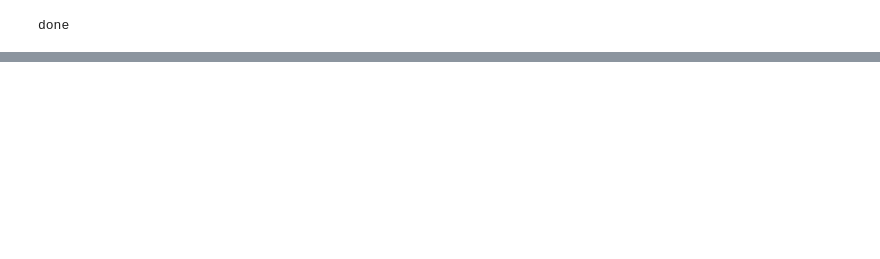
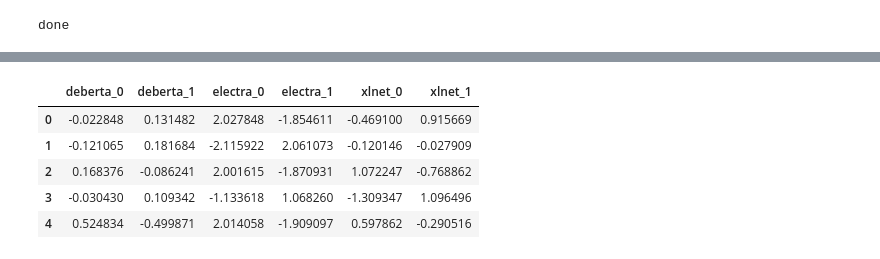
Before and after one commit to guevarsd/GLUE-Benchmark-NLP, a Jupyter notebook: Model Mixer.ipynb, the cells around one changed output, grey strips where cells are left out. Saved outputs shown, nothing was run; the diff lists cells and outputs as text; code cells hidden in the pictures; blank space fills up the shorter version.

```diff
--- a/Model Mixer.ipynb
+++ b/Model Mixer.ipynb
@@ -64,7 +64,8 @@ def tokenizer_func(examples):
 # tokenize sentence(s)
 encoded_dataset = dataset.map(tokenizer_func, batched=True)
 
-model_checkpoint = "deberta-v3-small_baseline_cola/"
+#model_checkpoint = "deberta-v3-small_baseline_cola/"
+model_checkpoint = "deberta-v3-small_baseline_"+actual_task+"/"
 
 ###  Model Section  ####
 
@@ -157,7 +168,8 @@ def tokenizer_func(examples):
 encoded_dataset = dataset.map(tokenizer_func, batched=True)
 
 #model_checkpoint = "electra-small-discriminator-finetuned-cola/"
-model_checkpoint = "google/electra-small-discriminator"
+#model_checkpoint = "Electra_fintuned_cola/"
+model_checkpoint = "Electra_fintuned_"+actual_task+"/"
 
 ###  Model Section  ####
 
@@ -402,0 +392,6 @@ prediction_deberta.metrics['test_'+metric_name]
+# %%
+### Collect Predictions  ###
+## Clear the Cache
+gc.collect()
+torch.cuda.empty_cache()
+prediction_xlnet = trainer.predict(encoded_dataset[validation_key])
@@ -402,0 +431,23 @@ prediction_deberta.metrics['test_'+metric_name]
+# %%
+import pandas as pd
+
+#Labels
+val_labels = prediction_deberta.label_ids
+
+
+#DeBERTa
+df_deberta = pd.DataFrame(prediction_deberta[0])
+df_deberta=df_deberta.rename(columns=dict(zip(df_deberta.columns,['deberta_'+str(col) for col in df_deberta.columns])))
+print(df_deberta.head(),'\n')
+
+
+#Electra
+df_electra = pd.DataFrame(prediction_electra[0])
+df_electra=df_electra.rename(columns=dict(zip(df_electra.columns,['electra_'+str(col) for col in df_electra.columns])))
+print(df_electra.head(),'\n')
+
+
+#XLNet
+df_xlnet = pd.DataFrame(prediction_xlnet[0])
+df_xlnet=df_xlnet.rename(columns=dict(zip(df_xlnet.columns,['xlnet_'+str(col) for col in df_xlnet.columns])))
+print(df_xlnet.head(),'\n')
@@ -402,0 +475,11 @@ prediction_deberta.metrics['test_'+metric_name]
+# %%
+#Combine the dataframes
+df_combine = pd.concat([df_deberta, df_electra, df_xlnet], axis=1)
+df_combine.head()
+# %% [output]
+|  | deberta_0 | deberta_1 | electra_0 | electra_1 | xlnet_0 | xlnet_1 |
+| 0 | -0.022848 | 0.131482 | 2.027848 | -1.854611 | -0.469100 | 0.915669 |
+| 1 | -0.121065 | 0.181684 | -2.115922 | 2.061073 | -0.120146 | -0.027909 |
+| 2 | 0.168376 | -0.086241 | 2.001615 | -1.870931 | 1.072247 | -0.768862 |
+| 3 | -0.030430 | 0.109342 | -1.133618 | 1.068260 | -1.309347 | 1.096496 |
+| 4 | 0.524834 | -0.499871 | 2.014058 | -1.909097 | 0.597862 | -0.290516 |
```
Also changed, not shown: parts of 32 cells of this notebook, 15 other files.
